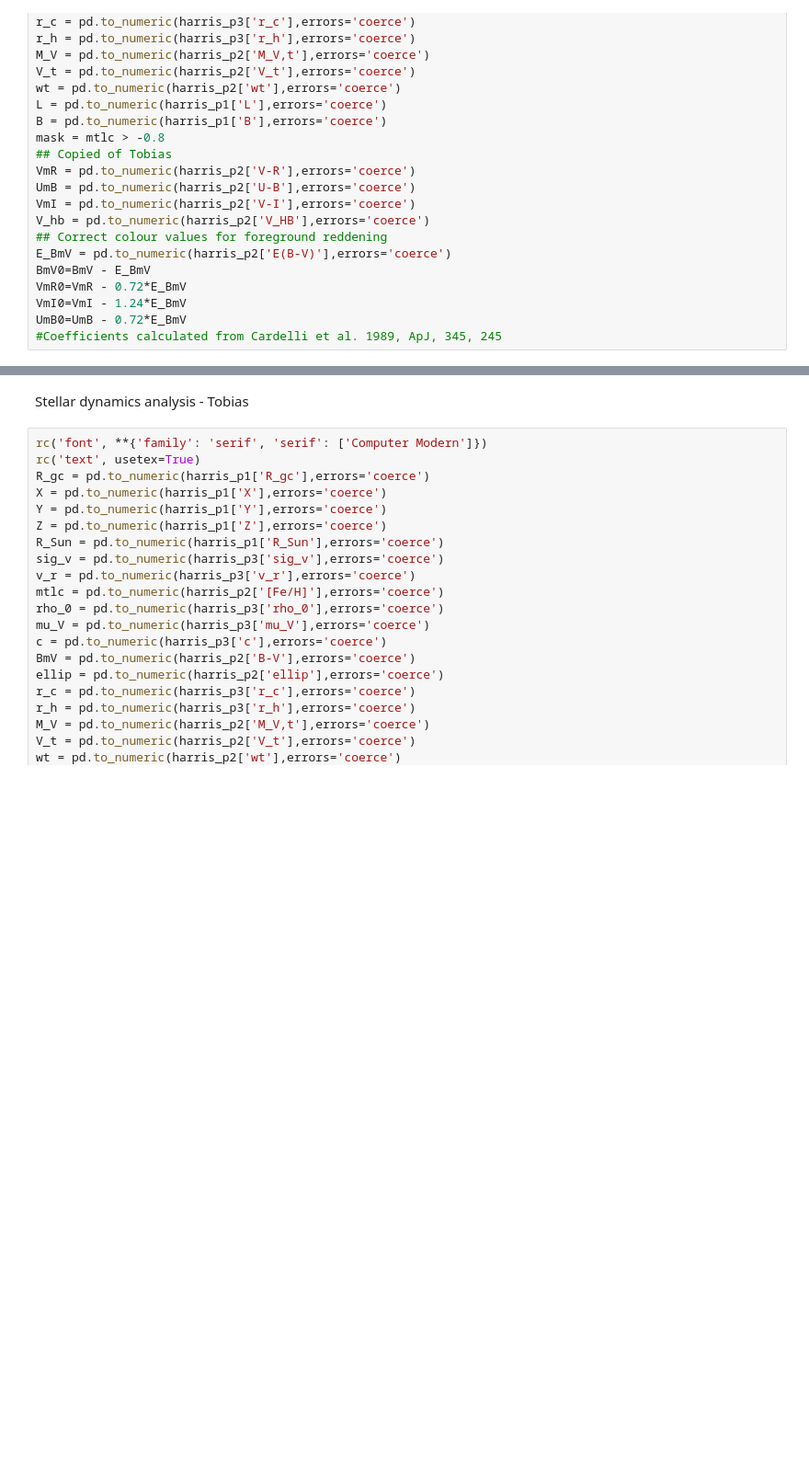
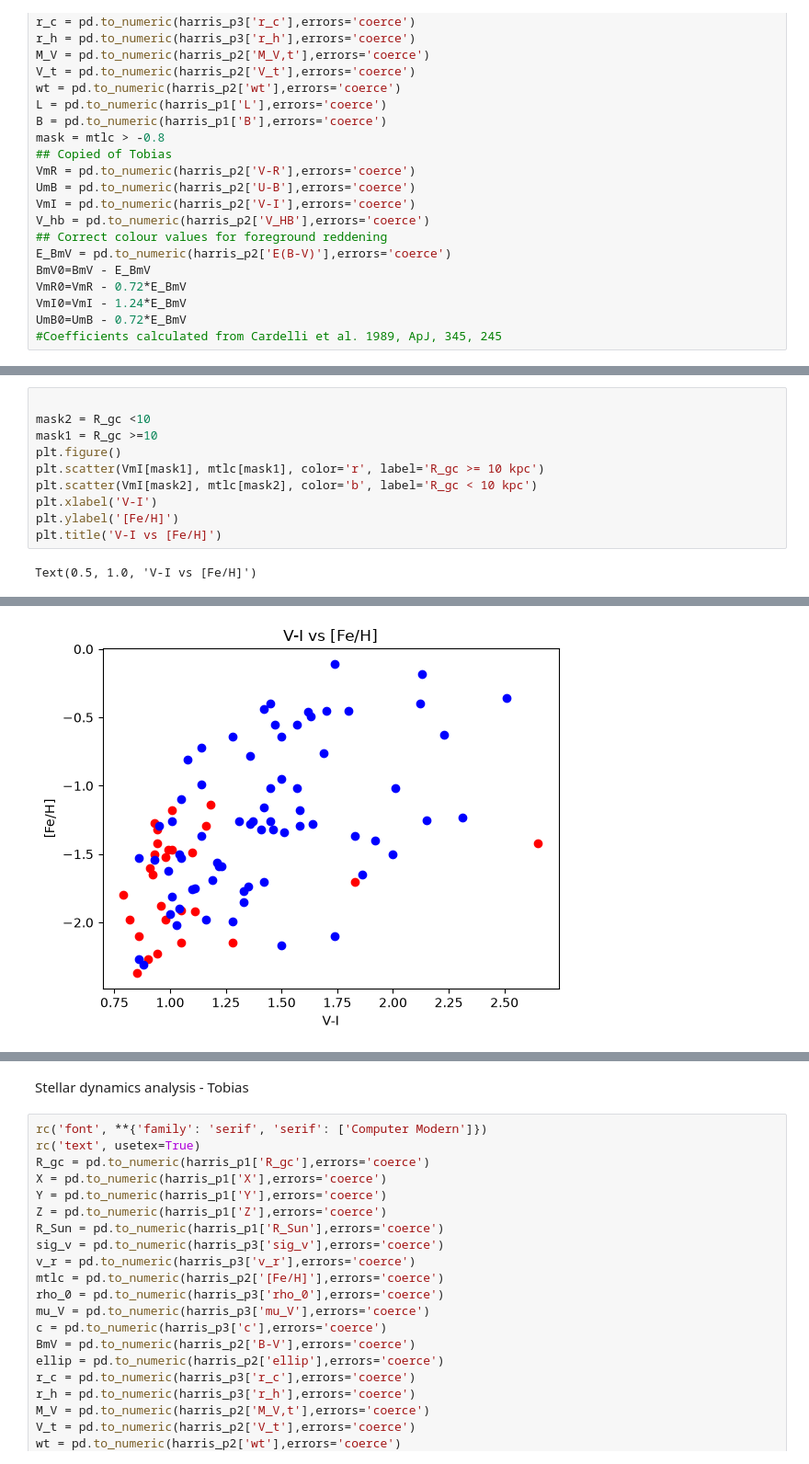
Before and after one commit to eddikebrygger/PHYS3116---Project, a Jupyter notebook: Main_file.ipynb, the cells around one changed output, grey strips where cells are left out. Shown at 92% size. Drawn from its saved outputs; the diff is of its cells as text; blank space fills up the shorter version.

```diff
--- a/Main_file.ipynb
+++ b/Main_file.ipynb
@@ -65 +84,13 @@ Text(0.5, 1.0, 'V-I vs [Fe/H]')
 [figure]
+# %%
+
+mask2 = R_gc <10
+mask1 = R_gc >=10
+plt.figure()
+plt.scatter(VmI[mask1], mtlc[mask1], color='r', label='R_gc >= 10 kpc')
+plt.scatter(VmI[mask2], mtlc[mask2], color='b', label='R_gc < 10 kpc')
+plt.xlabel('V-I')
+plt.ylabel('[Fe/H]')
+plt.title('V-I vs [Fe/H]')
+# %% [output]
+Text(0.5, 1.0, 'V-I vs [Fe/H]')
@@ -66,3 +114,4 @@ Text(0.5, 1.0, 'V-I vs [Fe/H]')
+[figure, added]
 # %%
 plt.figure()
 plt.scatter(V_hb, mtlc)
```
Also changed, not shown: parts of 5 cells of this notebook.
